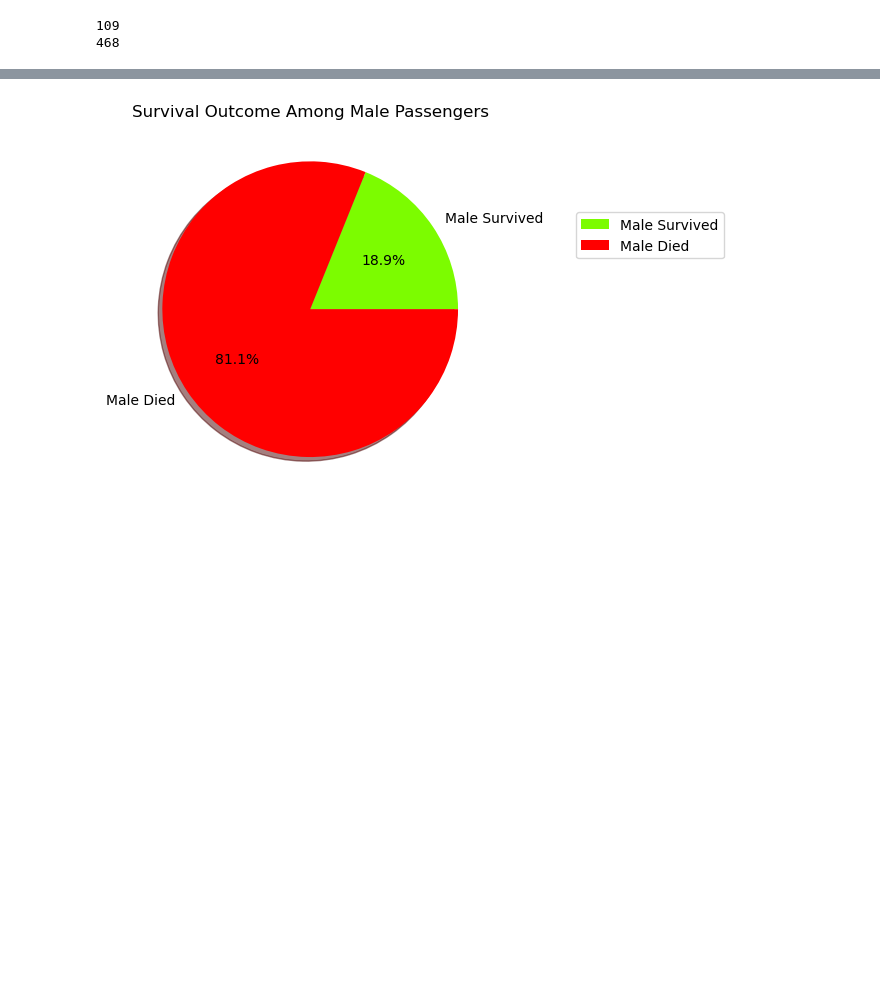
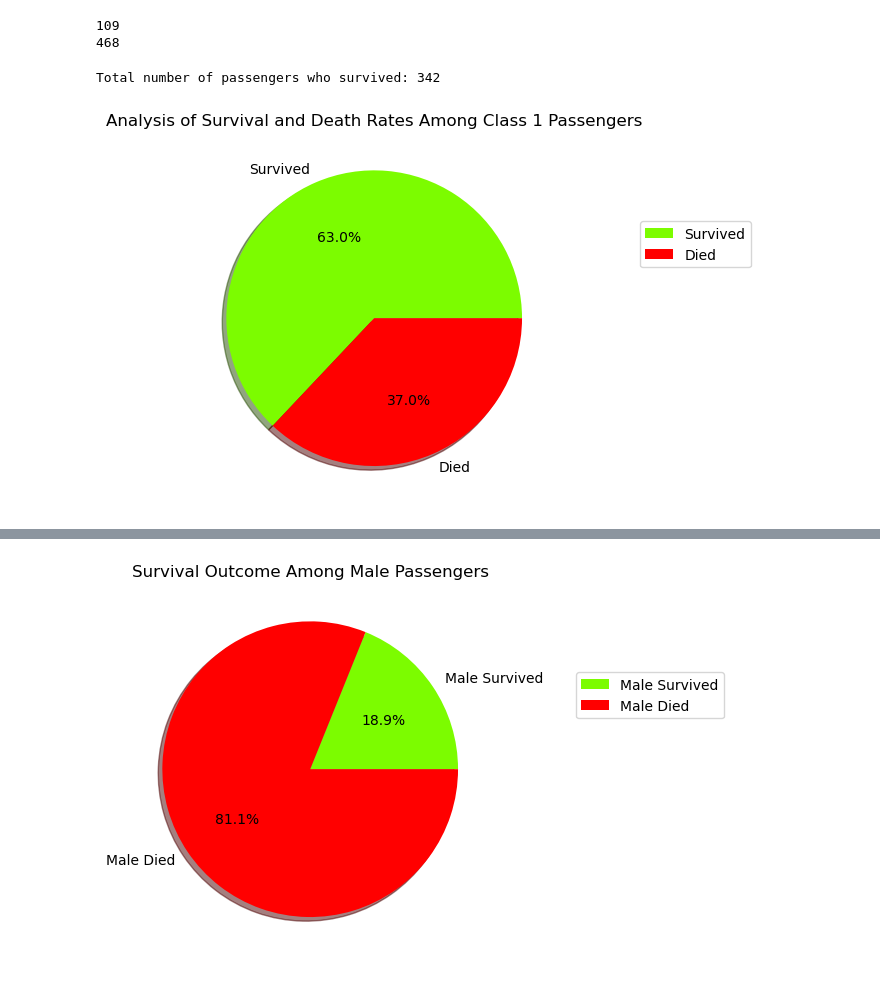
Before and after one commit to shiffa-04/Titanic-Data-set, a Jupyter notebook: Data-set.ipynb, the cells around one changed output, grey strips where cells are left out. Cells and saved outputs as stored; diff of their text form; code cells hidden in the pictures; blank space fills up the shorter version.

```diff
--- a/Data-set.ipynb
+++ b/Data-set.ipynb
@@ -150,3 +150,14 @@ print(f"Total number of passengers of class 3 who survived: {class3_survived}")
 Total number of passengers of class 1 who survived: 136
 Total number of passengers of class 2 who survived: 87
 Total number of passengers of class 3 who survived: 119
+# %%
+#------Death based on Classes-------#
+
+class1_died = ((df['Pclass'] ==1) & (df['Survived']==0)).sum()
+print(f"Total number of passengers of class 1 who died: {class1_died}")
+
+class2_died = ((df['Pclass'] ==2) & (df['Survived']==0)).sum()
+print(f"Total number of passengers of class 2 who died: {class2_died}")
+
+class3_died = ((df['Pclass'] ==3) & (df['Survived']==0)).sum()
+print(f"Total number of passengers of class 3 who died: {class3_died}")
@@ -177,3 +192,19 @@ print(male_died)
 # %% [output]
 109
 468
+# %%
+survived_passen = df['Survived'].sum()
+print(f"Total number of passengers who survived: {survived_passen}")
+
+shades = ['lawngreen',"red"]
+data={
+    'Survived' : class1_survived,
+    'Died': class1_died
+}
+plt.title("Analysis of Survival and Death Rates Among Class 1 Passengers")
+plt.pie(data.values(), labels=data.keys(), shadow=True, colors=shades, autopct='%2.1f%%')
+plt.legend(loc ='center left', bbox_to_anchor=(1.2,0.7))
+plt.show()
+# %% [output]
+Total number of passengers who survived: 342
+[figure, added]
```
Also changed, not shown: parts of 7 cells of this notebook.
